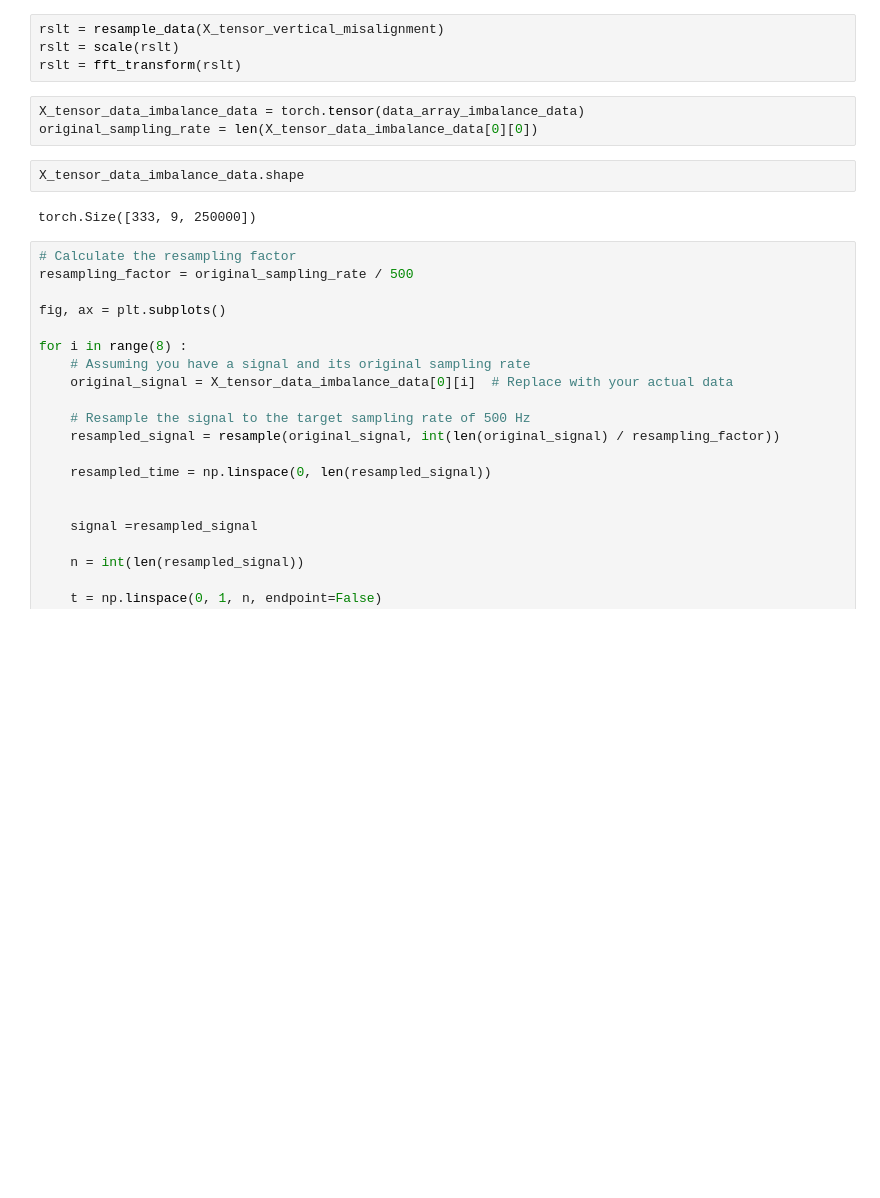
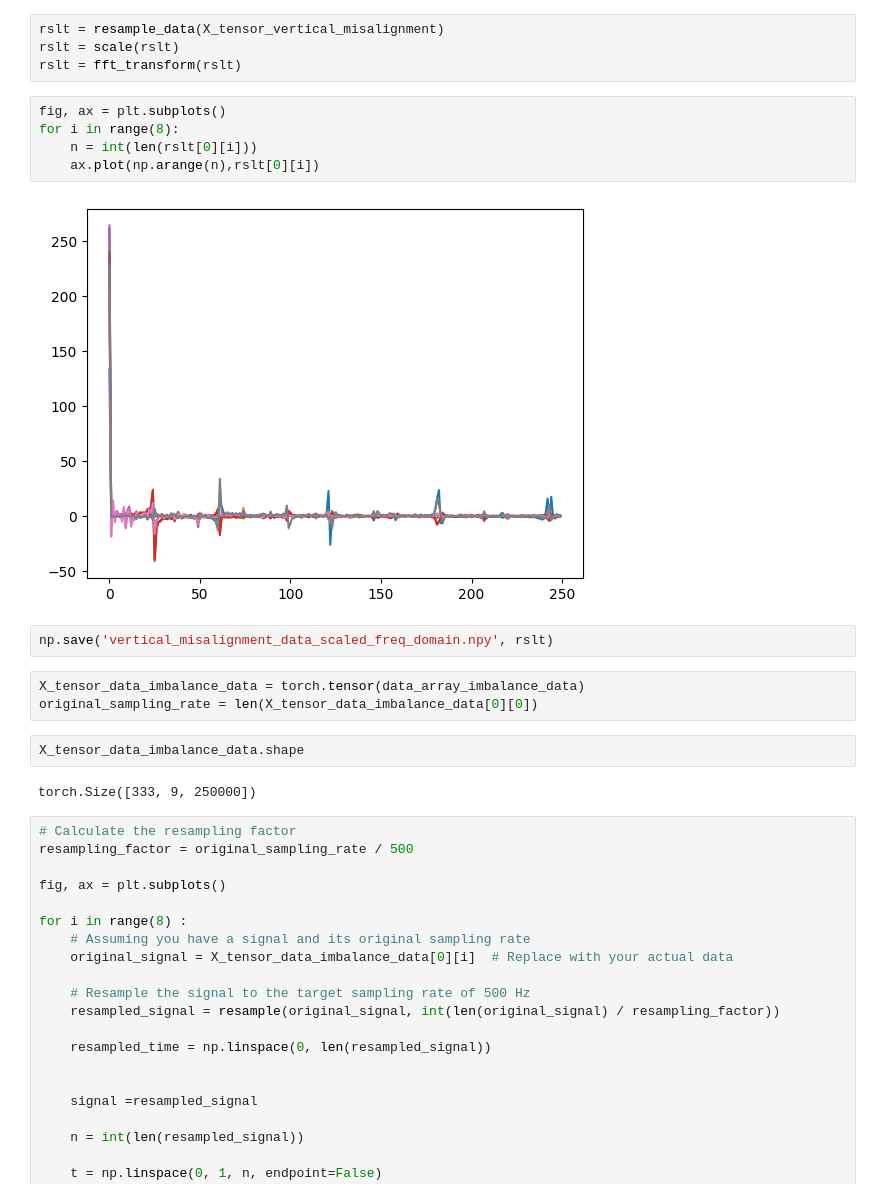
Before and after one commit to nassim1014/ISCF-Project, a Jupyter notebook: code.ipynb, the cells around one changed output. Cells and saved outputs as stored; diff of their text form; blank space fills up the shorter version.

Commit message:
first LSTM Test with data

```diff
--- a/code.ipynb
+++ b/code.ipynb
@@ -574,6 +570,15 @@ RuntimeError: [enforce fail at alloc_cpu.cpp:80] data. DefaultCPUAllocator: not
 rslt = resample_data(X_tensor_vertical_misalignment)
 rslt = scale(rslt)
 rslt = fft_transform(rslt)
+# %%
+fig, ax = plt.subplots()
+for i in range(8):
+    n = int(len(rslt[0][i]))
+    ax.plot(np.arange(n),rslt[0][i])
+# %% [output]
+[figure, added]
+# %%
+np.save('vertical_misalignment_data_scaled_freq_domain.npy', rslt)
 # %%
 X_tensor_data_imbalance_data = torch.tensor(data_array_imbalance_data)
 original_sampling_rate = len(X_tensor_data_imbalance_data[0][0])
```
Also changed, not shown: parts of 2 cells of this notebook, 1 other file.
